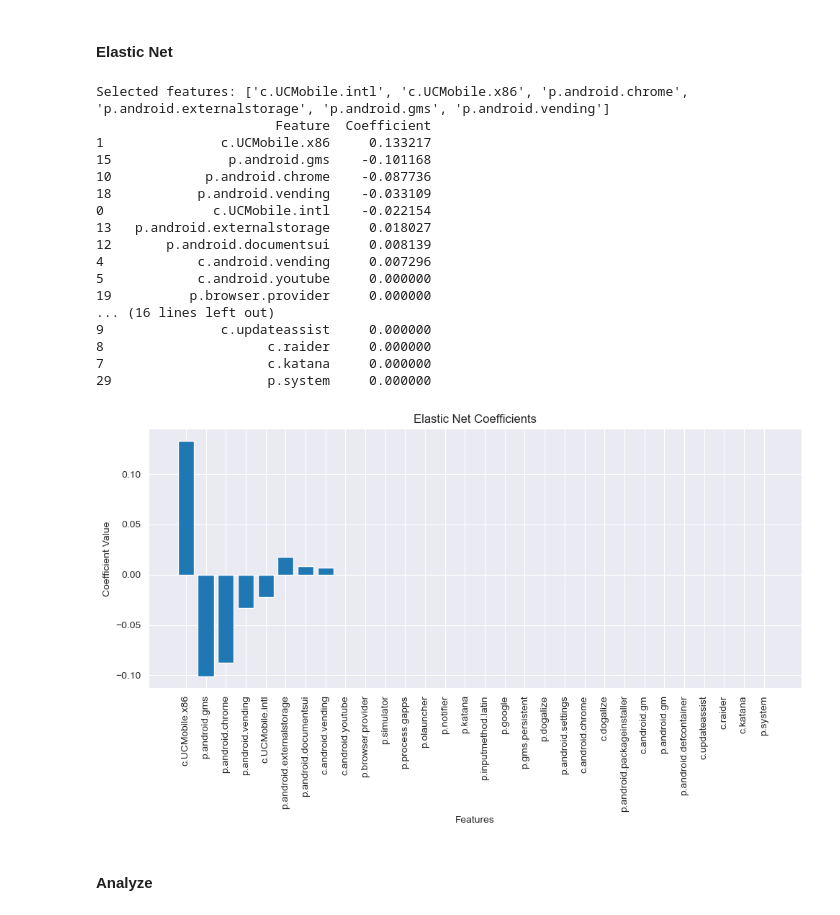
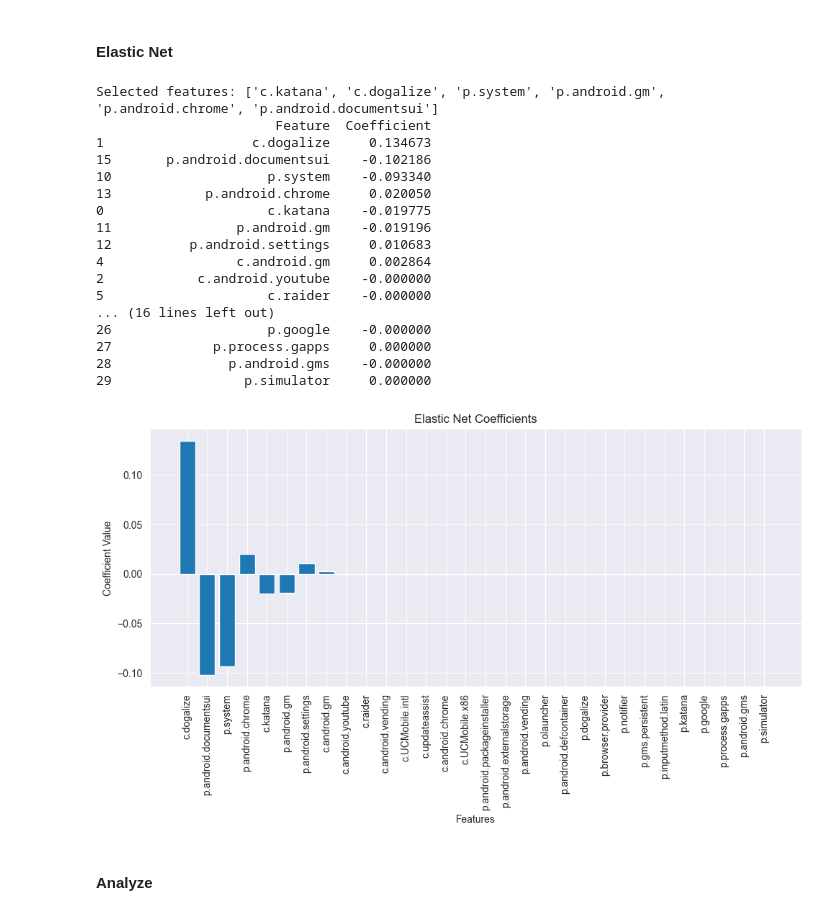
Before and after one commit to justAnArthur/iau-quest, a Jupyter notebook: 02.ipynb, the cells around one changed output. Saved outputs shown, nothing was run; the diff lists cells and outputs as text; code cells hidden in the pictures.

```diff
--- a/02.ipynb
+++ b/02.ipynb
@@ -698,57 +730,57 @@ selected_features_global['LASSO'] = X.columns[selector.get_support()].tolist()
 # %% [markdown]
 #### Elastic Net
 # %%
-X = train_data
-y = train_mwra
+X = df.drop('mwra', axis=1)
+y = df['mwra']
 
 # Standardize features
 scaler = StandardScaler()
 X_scaled = scaler.fit_transform(X)
 
 # Initialize ElasticNet
 from sklearn.linear_model import ElasticNet
 
 elastic_net = ElasticNet(alpha=0.1, l1_ratio=0.5, random_state=42)
 elastic_net.fit(X_scaled, y)
 
 # Use SelectFromModel to select features
 selector = SelectFromModel(elastic_net, prefit=True)
 selected_features = X.columns[selector.get_support()]
 print("Selected features:", selected_features.tolist())
 coefficients = elastic_net.coef_
 
 feature_coefficients = pd.DataFrame({'Feature': X.columns, 'Coefficient': coefficients})
 feature_coefficients = feature_coefficients.sort_values(by='Coefficient', key=abs, ascending=False)
 print(feature_coefficients)
 
 # Plotting
 plt.figure(figsize=(10, 6))
 plt.bar(feature_coefficients['Feature'], feature_coefficients['Coefficient'])
 plt.title('Elastic Net Coefficients')
 plt.ylabel('Coefficient Value')
 plt.xlabel('Features')
 plt.xticks(rotation=90)
 plt.tight_layout()
 plt.show()
 # %% [output]
-Selected features: ['c.UCMobile.intl', 'c.UCMobile.x86', 'p.android.chrome', 'p.android.externalstorage', 'p.android.gms', 'p.android.vending']
+Selected features: ['c.katana', 'c.dogalize', 'p.system', 'p.android.gm', 'p.android.chrome', 'p.android.documentsui']
                        Feature  Coefficient
-1               c.UCMobile.x86     0.133217
-15               p.android.gms    -0.101168
-10            p.android.chrome    -0.087736
-18           p.android.vending    -0.033109
-0              c.UCMobile.intl    -0.022154
-13   p.android.externalstorage     0.018027
-12       p.android.documentsui     0.008139
-4            c.android.vending     0.007296
-5            c.android.youtube     0.000000
-19          p.browser.provider     0.000000
+1                   c.dogalize     0.134673
+15       p.android.documentsui    -0.102186
+10                    p.system    -0.093340
+13            p.android.chrome     0.020050
+0                     c.katana    -0.019775
+11                p.android.gm    -0.019196
+12          p.android.settings     0.010683
+4                 c.android.gm     0.002864
+2            c.android.youtube    -0.000000
+5                     c.raider    -0.000000
 ... (16 lines left out)
-9               c.updateassist     0.000000
-8                     c.raider     0.000000
-7                     c.katana     0.000000
-29                    p.system     0.000000
+26                    p.google    -0.000000
+27             p.process.gapps     0.000000
+28               p.android.gms    -0.000000
+29                 p.simulator     0.000000
-[figure, old version]
+[figure, new version]
 # %%
 # Append selections to global selection
 selected_features_global['Elastic Net'] = X.columns[selector.get_support()].tolist()
```
Also changed, not shown: parts of 30 cells of this notebook, 4 other files.
